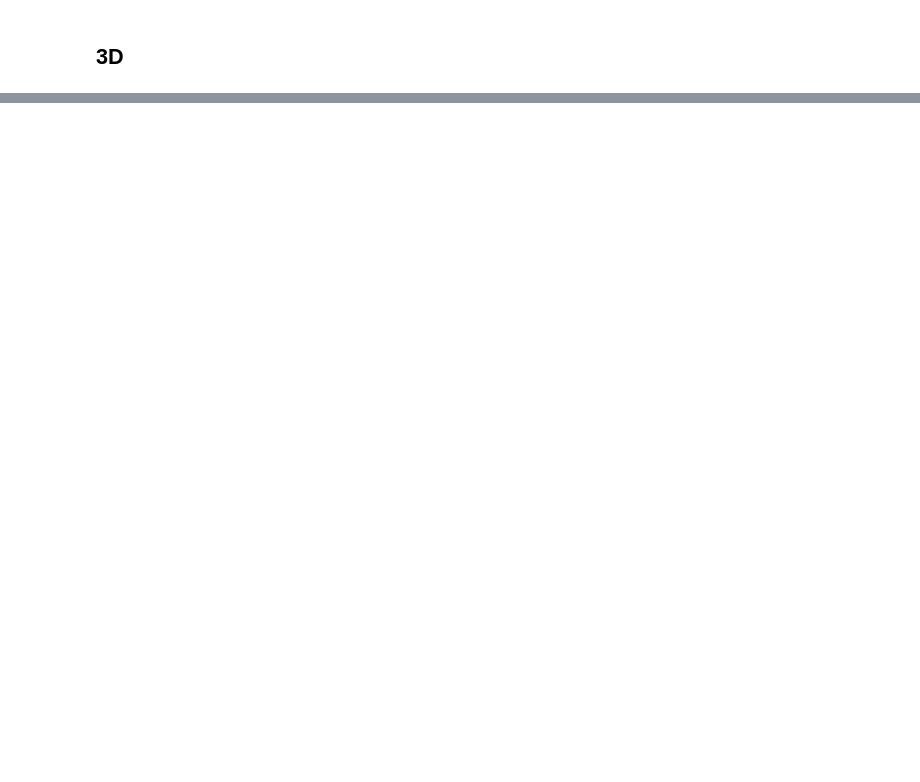
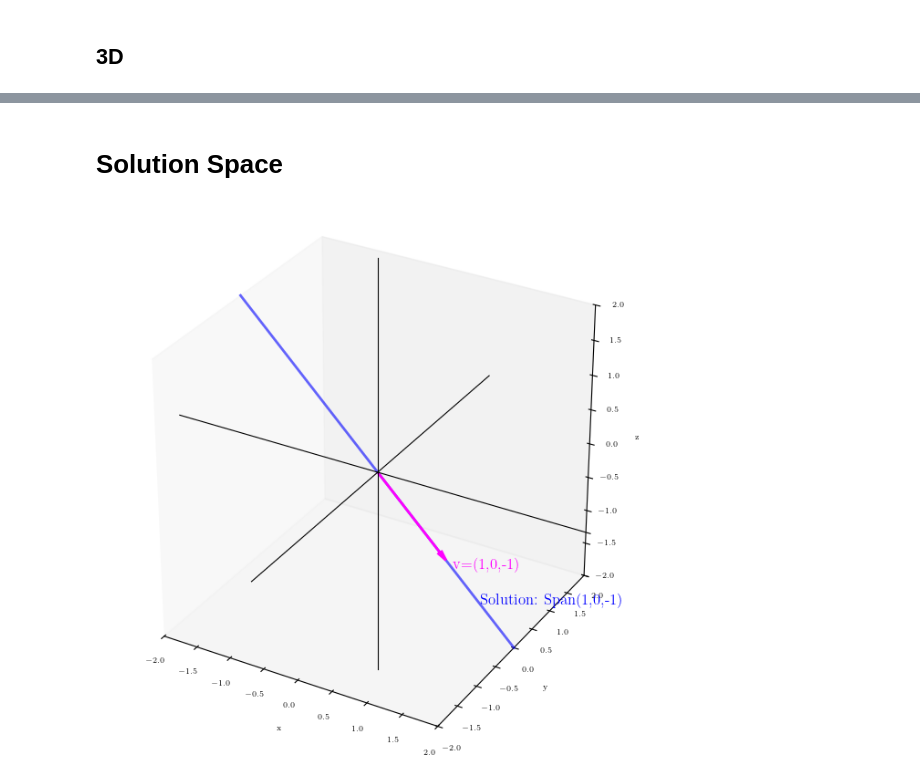
Before and after one commit to BiggusMaximus/ALJABAR-LINEAR-GANJIL-2025, a Jupyter notebook: Latihan Program/Pertemuan ke-12.ipynb, the cells around one changed output, grey strips where cells are left out. Drawn from its saved outputs; the diff is of its cells as text; code cells hidden in the pictures; blank space fills up the shorter version.

```diff
--- a/Latihan Program/Pertemuan ke-12.ipynb
+++ b/Latihan Program/Pertemuan ke-12.ipynb
@@ -115,0 +226,47 @@ plt.show()
+# %% [markdown]
+# **Solution Space**
+# %%
+FONTSIZE = 12
+
+fig = plt.figure(figsize=(6,6))
+ax = fig.add_subplot(111, projection='3d')
+
+anchor = 3
+ax.plot([-anchor, anchor], [0, 0], [0, 0], color="black", linestyle="solid", linewidth=0.8, zorder=10)  # X-axis
+ax.plot([0, 0], [-anchor, anchor], [0, 0], color="black", linestyle="solid", linewidth=0.8, zorder=10)  # Y-axis
+ax.plot([0, 0], [0, 0], [-anchor, anchor], color="black", linestyle="solid", linewidth=0.8, zorder=10)  # Z-axis
+
+# --- Define solution vector ---
+v = np.array([1, 0, -1])
+
+# --- Create points along the line ---
+t = np.linspace(-2, 2, 10)
+X = t*v[0]
+Y = t*v[1]
+Z = t*v[2]
+
+ax.plot(X, Y, Z, color="blue", linewidth=2, alpha=0.6, label="Solution line")
+
+# --- Plot vector ---
+ax.quiver(0, 0, 0, *v, color="magenta", arrow_length_ratio=0.1, linewidth=2)
+ax.text(*(v*1.1), "v=(1,0,-1)", color="magenta", fontsize=FONTSIZE)
+
+# --- Label for the line ---
+ax.text(1.5, 0, -1.5, "Solution: Span{(1,0,-1)}", color="blue", fontsize=FONTSIZE)
+
+# Axes labels
+ax.set_xlabel("x")
+ax.set_ylabel("y")
+ax.set_zlabel("z")
+
+# Set limits
+ax.set_xlim([-2,2])
+ax.set_ylim([-2,2])
+ax.set_zlim([-2,2])
+
+ax.set_box_aspect([1,1,1])
+ax.grid(False)
+plt.tight_layout()
+plt.show()
+# %% [output]
+[figure, added]
```
Also changed, not shown: parts of 12 cells of this notebook, 3 other files.
